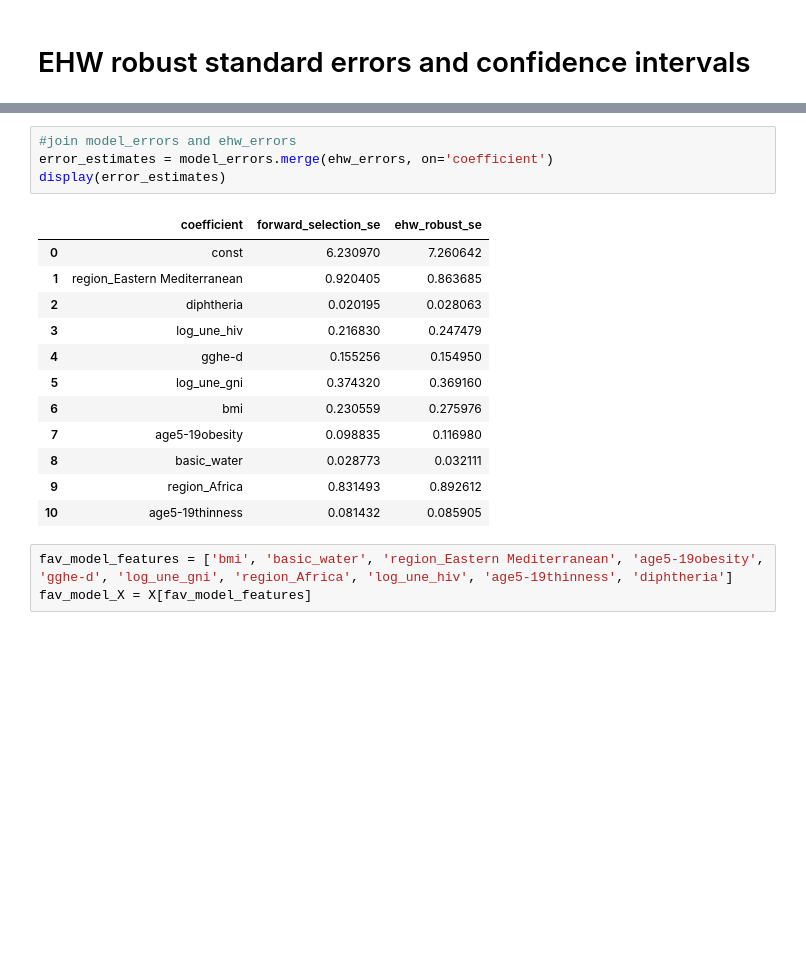
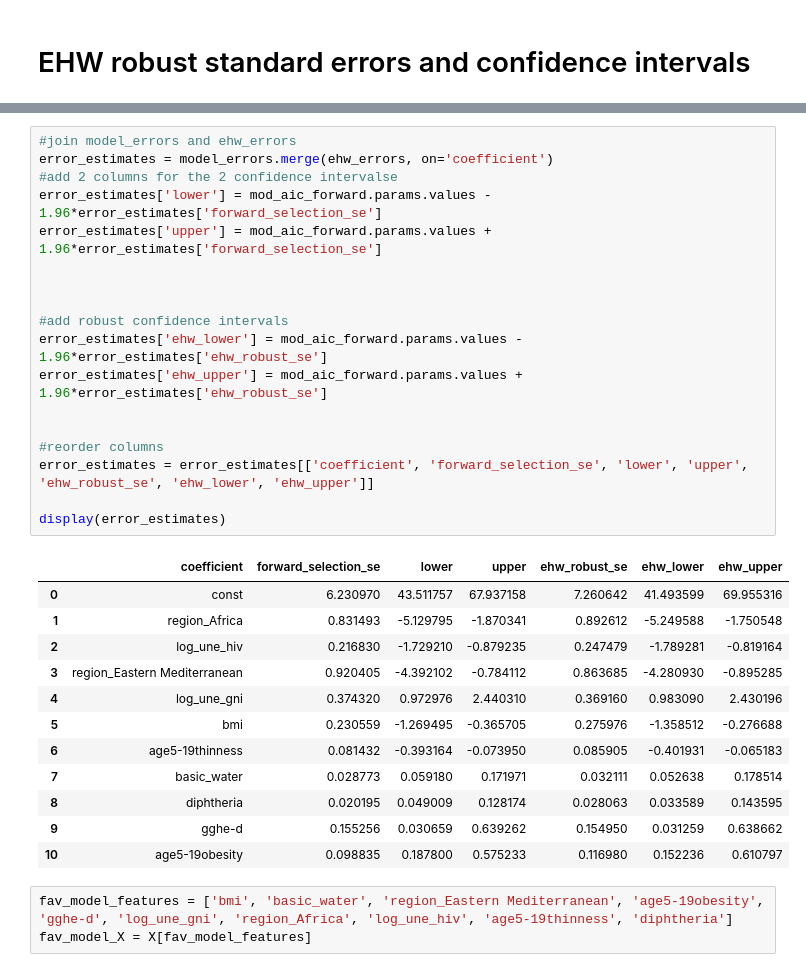
Before and after one commit to sbslaton/230-254-Final-Projects, a Jupyter notebook: 230/code/Modeling.ipynb, the cells around one changed output, grey strips where cells are left out. Cells and saved outputs as stored; diff of their text form; blank space fills up the shorter version.

```diff
--- a/230/code/Modeling.ipynb
+++ b/230/code/Modeling.ipynb
@@ -657,20 +646,34 @@ display(model_errors)
-# %%
-#join model_errors and ehw_errors
-error_estimates = model_errors.merge(ehw_errors, on='coefficient')
-display(error_estimates)
-# %% [output]
-|  | coefficient | forward_selection_se | ehw_robust_se |
-| 0 | const | 6.230970 | 7.260642 |
-| 1 | region_Eastern Mediterranean | 0.920405 | 0.863685 |
-| 2 | diphtheria | 0.020195 | 0.028063 |
-| 3 | log_une_hiv | 0.216830 | 0.247479 |
-| 4 | gghe-d | 0.155256 | 0.154950 |
-| 5 | log_une_gni | 0.374320 | 0.369160 |
-| 6 | bmi | 0.230559 | 0.275976 |
-| 7 | age5-19obesity | 0.098835 | 0.116980 |
-| 8 | basic_water | 0.028773 | 0.032111 |
-| 9 | region_Africa | 0.831493 | 0.892612 |
-| 10 | age5-19thinness | 0.081432 | 0.085905 |
+# %%
+#join model_errors and ehw_errors
+error_estimates = model_errors.merge(ehw_errors, on='coefficient')
+#add 2 columns for the 2 confidence intervalse
+error_estimates['lower'] = mod_aic_forward.params.values - 1.96*error_estimates['forward_selection_se']
+error_estimates['upper'] = mod_aic_forward.params.values + 1.96*error_estimates['forward_selection_se']
+
+
+
+#add robust confidence intervals
+error_estimates['ehw_lower'] = mod_aic_forward.params.values - 1.96*error_estimates['ehw_robust_se']
+error_estimates['ehw_upper'] = mod_aic_forward.params.values + 1.96*error_estimates['ehw_robust_se']
+
+
+#reorder columns
+error_estimates = error_estimates[['coefficient', 'forward_selection_se', 'lower', 'upper', 'ehw_robust_se', 'ehw_lower', 'ehw_upper']]
+
+display(error_estimates)
+# %% [output]
+|  | coefficient | forward_selection_se | lower | upper | ehw_robust_se | ehw_lower | ehw_upper |
+| 0 | const | 6.230970 | 43.511757 | 67.937158 | 7.260642 | 41.493599 | 69.955316 |
+| 1 | region_Africa | 0.831493 | -5.129795 | -1.870341 | 0.892612 | -5.249588 | -1.750548 |
+| 2 | log_une_hiv | 0.216830 | -1.729210 | -0.879235 | 0.247479 | -1.789281 | -0.819164 |
+| 3 | region_Eastern Mediterranean | 0.920405 | -4.392102 | -0.784112 | 0.863685 | -4.280930 | -0.895285 |
+| 4 | log_une_gni | 0.374320 | 0.972976 | 2.440310 | 0.369160 | 0.983090 | 2.430196 |
+| 5 | bmi | 0.230559 | -1.269495 | -0.365705 | 0.275976 | -1.358512 | -0.276688 |
+| 6 | age5-19thinness | 0.081432 | -0.393164 | -0.073950 | 0.085905 | -0.401931 | -0.065183 |
+| 7 | basic_water | 0.028773 | 0.059180 | 0.171971 | 0.032111 | 0.052638 | 0.178514 |
+| 8 | diphtheria | 0.020195 | 0.049009 | 0.128174 | 0.028063 | 0.033589 | 0.143595 |
+| 9 | gghe-d | 0.155256 | 0.030659 | 0.639262 | 0.154950 | 0.031259 | 0.638662 |
+| 10 | age5-19obesity | 0.098835 | 0.187800 | 0.575233 | 0.116980 | 0.152236 | 0.610797 |
 # %%
 fav_model_features = ['bmi', 'basic_water', 'region_Eastern Mediterranean', 'age5-19obesity', 'gghe-d', 'log_une_gni', 'region_Africa', 'log_une_hiv', 'age5-19thinness', 'diphtheria']
 fav_model_X = X[fav_model_features]
```
Also changed, not shown: parts of 15 cells of this notebook.
